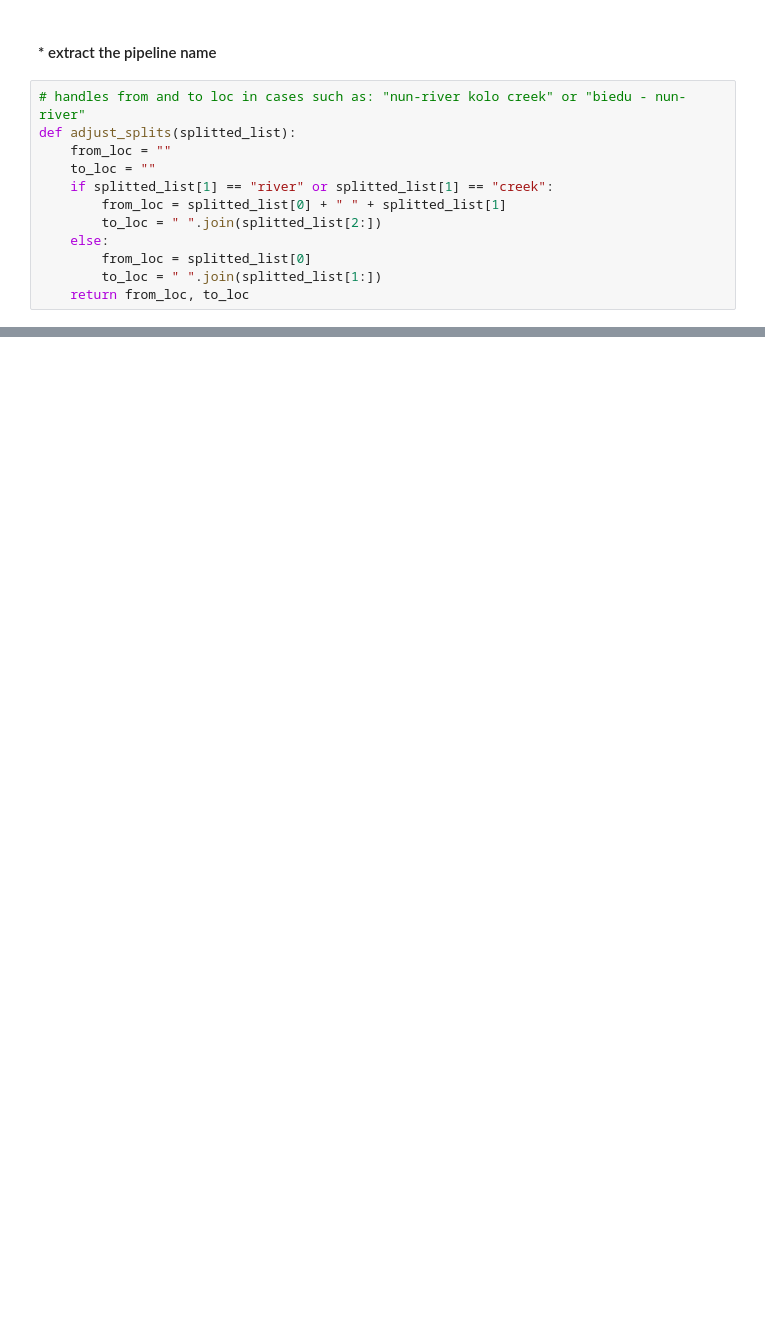
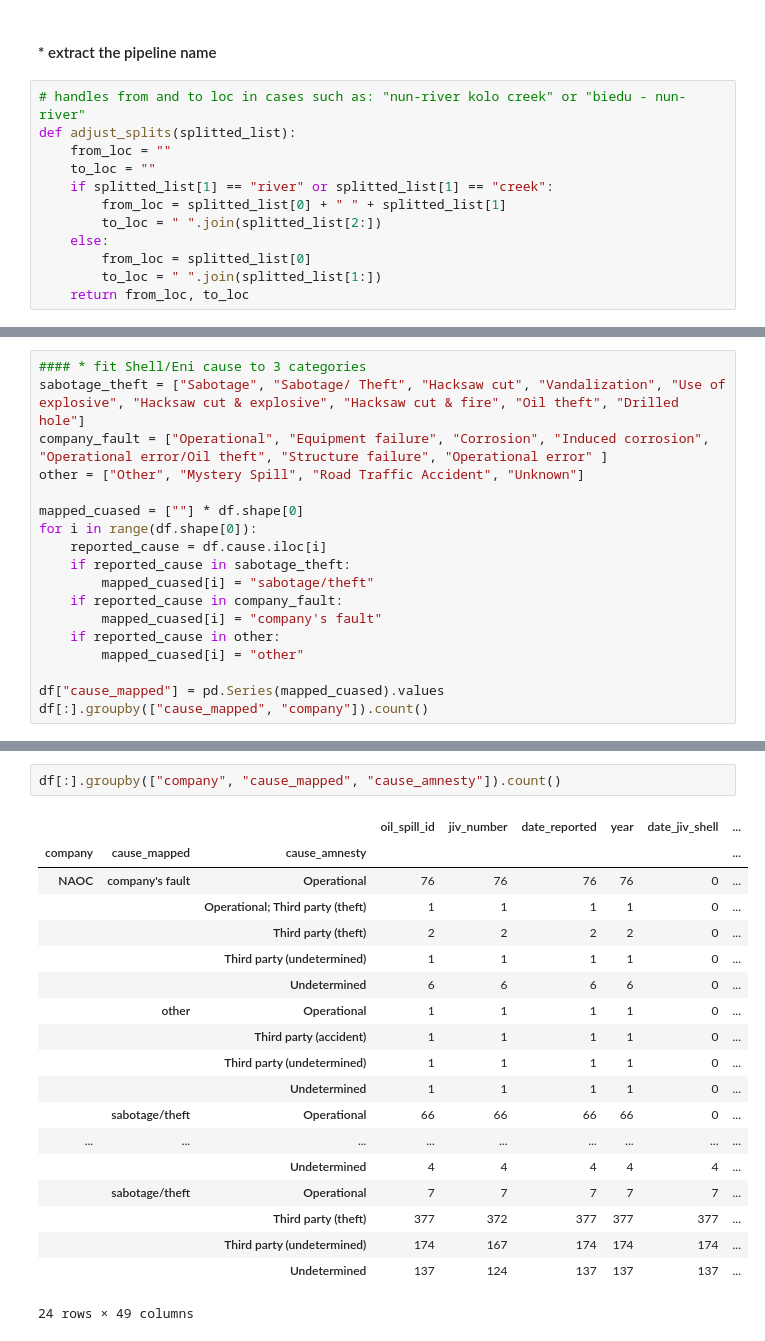
Before and after one commit to estambolieva/oil-spills, a Jupyter notebook: 1.Data Exploration.ipynb, the cells around one changed output, grey strips where cells are left out. Saved outputs shown, nothing was run; the diff lists cells and outputs as text; blank space fills up the shorter version.

```diff
--- a/1.Data Exploration.ipynb
+++ b/1.Data Exploration.ipynb
@@ -397,0 +452,18 @@ df[["facility_equipment", "inches", "facility_name", "facility_start", "facility
+# %%
+#### * fit Shell/Eni cause to 3 categories
+sabotage_theft = ["Sabotage", "Sabotage/ Theft", "Hacksaw cut", "Vandalization", "Use of explosive", "Hacksaw cut & explosive", "Hacksaw cut & fire", "Oil theft", "Drilled hole"]
+company_fault = ["Operational", "Equipment failure", "Corrosion", "Induced corrosion", "Operational error/Oil theft", "Structure failure", "Operational error" ]
+other = ["Other", "Mystery Spill", "Road Traffic Accident", "Unknown"]
+
+mapped_cuased = [""] * df.shape[0]
+for i in range(df.shape[0]):
+    reported_cause = df.cause.iloc[i]
+    if reported_cause in sabotage_theft:
+        mapped_cuased[i] = "sabotage/theft"
+    if reported_cause in company_fault:
+        mapped_cuased[i] = "company's fault"
+    if reported_cause in other:
+        mapped_cuased[i] = "other"
+
+df["cause_mapped"] = pd.Series(mapped_cuased).values
+df[:].groupby(["cause_mapped", "company"]).count()
@@ -397,0 +480,22 @@ df[["facility_equipment", "inches", "facility_name", "facility_start", "facility
+# %%
+df[:].groupby(["company", "cause_mapped", "cause_amnesty"]).count()
+# %% [output]
+|  |  |  | oil_spill_id | jiv_number | date_reported | year | date_jiv_shell | ... |
+| company | cause_mapped | cause_amnesty |  |  |  |  |  | ... |
+| NAOC | company's fault | Operational | 76 | 76 | 76 | 76 | 0 | ... |
+|  |  | Operational; Third party (theft) | 1 | 1 | 1 | 1 | 0 | ... |
+|  |  | Third party (theft) | 2 | 2 | 2 | 2 | 0 | ... |
+|  |  | Third party (undetermined) | 1 | 1 | 1 | 1 | 0 | ... |
+|  |  | Undetermined | 6 | 6 | 6 | 6 | 0 | ... |
+|  | other | Operational | 1 | 1 | 1 | 1 | 0 | ... |
+|  |  | Third party (accident) | 1 | 1 | 1 | 1 | 0 | ... |
+|  |  | Third party (undetermined) | 1 | 1 | 1 | 1 | 0 | ... |
+|  |  | Undetermined | 1 | 1 | 1 | 1 | 0 | ... |
+|  | sabotage/theft | Operational | 66 | 66 | 66 | 66 | 0 | ... |
+| ... | ... | ... | ... | ... | ... | ... | ... | ... |
+|  |  | Undetermined | 4 | 4 | 4 | 4 | 4 | ... |
+|  | sabotage/theft | Operational | 7 | 7 | 7 | 7 | 7 | ... |
+|  |  | Third party (theft) | 377 | 372 | 377 | 377 | 377 | ... |
+|  |  | Third party (undetermined) | 174 | 167 | 174 | 174 | 174 | ... |
+|  |  | Undetermined | 137 | 124 | 137 | 137 | 137 | ... |
+24 rows × 49 columns
```
Also changed, not shown: parts of 24 cells of this notebook.
